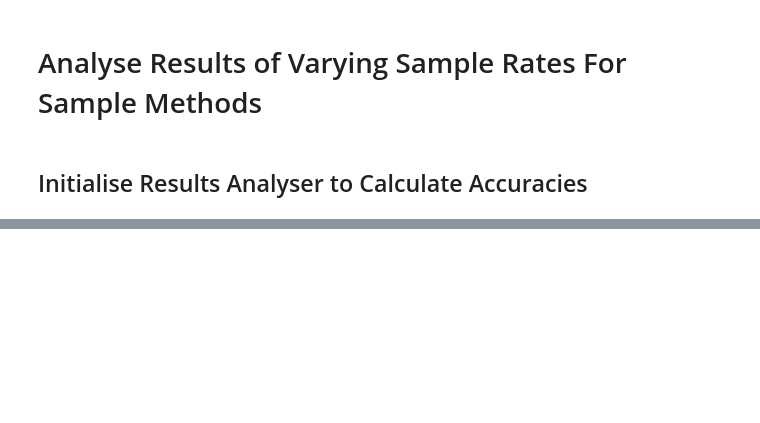
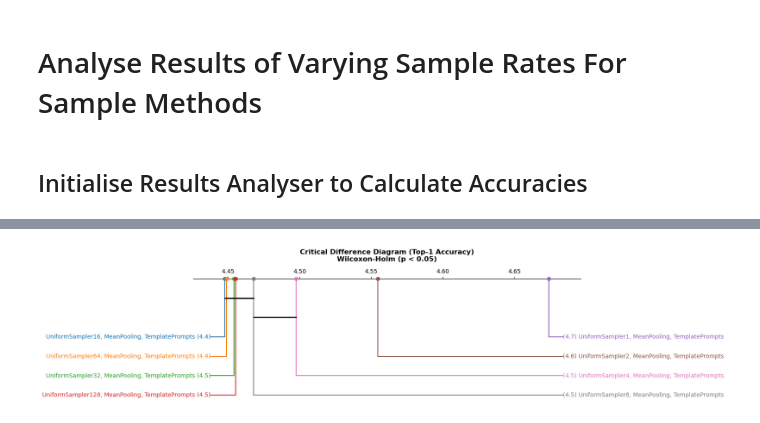
Before and after one commit to KubaJ23/vlm-zsar-dissertation, a Jupyter notebook: notebooks/05_compare_uniform_sample_rates.ipynb, the cells around one changed output, grey strips where cells are left out. Cells and saved outputs as stored; diff of their text form; code cells hidden in the pictures; blank space fills up the shorter version.

```diff
--- a/notebooks/05_compare_uniform_sample_rates.ipynb
+++ b/notebooks/05_compare_uniform_sample_rates.ipynb
@@ -31,0 +34,4 @@ results_analyser.show_accuracy_comparison_plot()
+# %%
+results_analyser.plot_cd_diagram()
+# %% [output]
+[figure, added]
```
Also changed, not shown: parts of 2 cells of this notebook, 5 other files.
